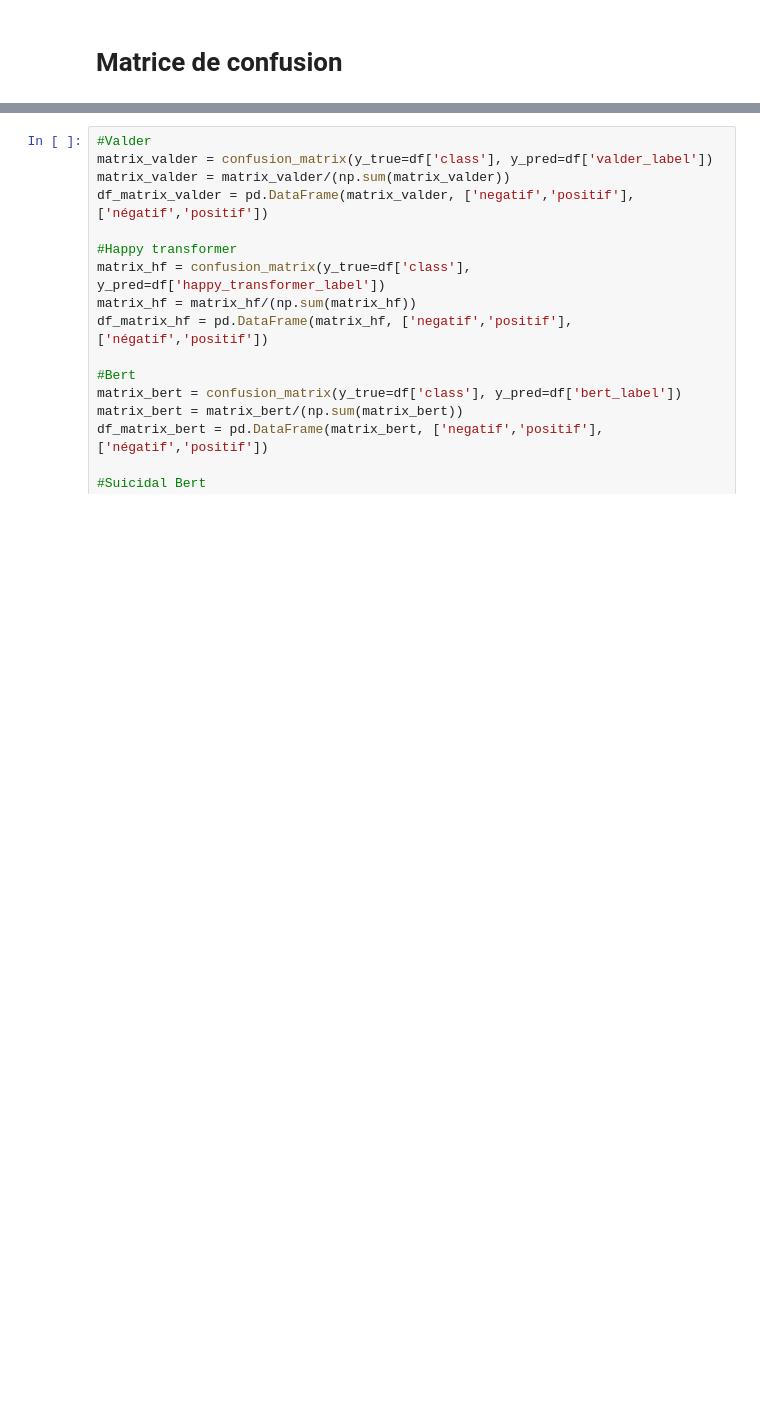
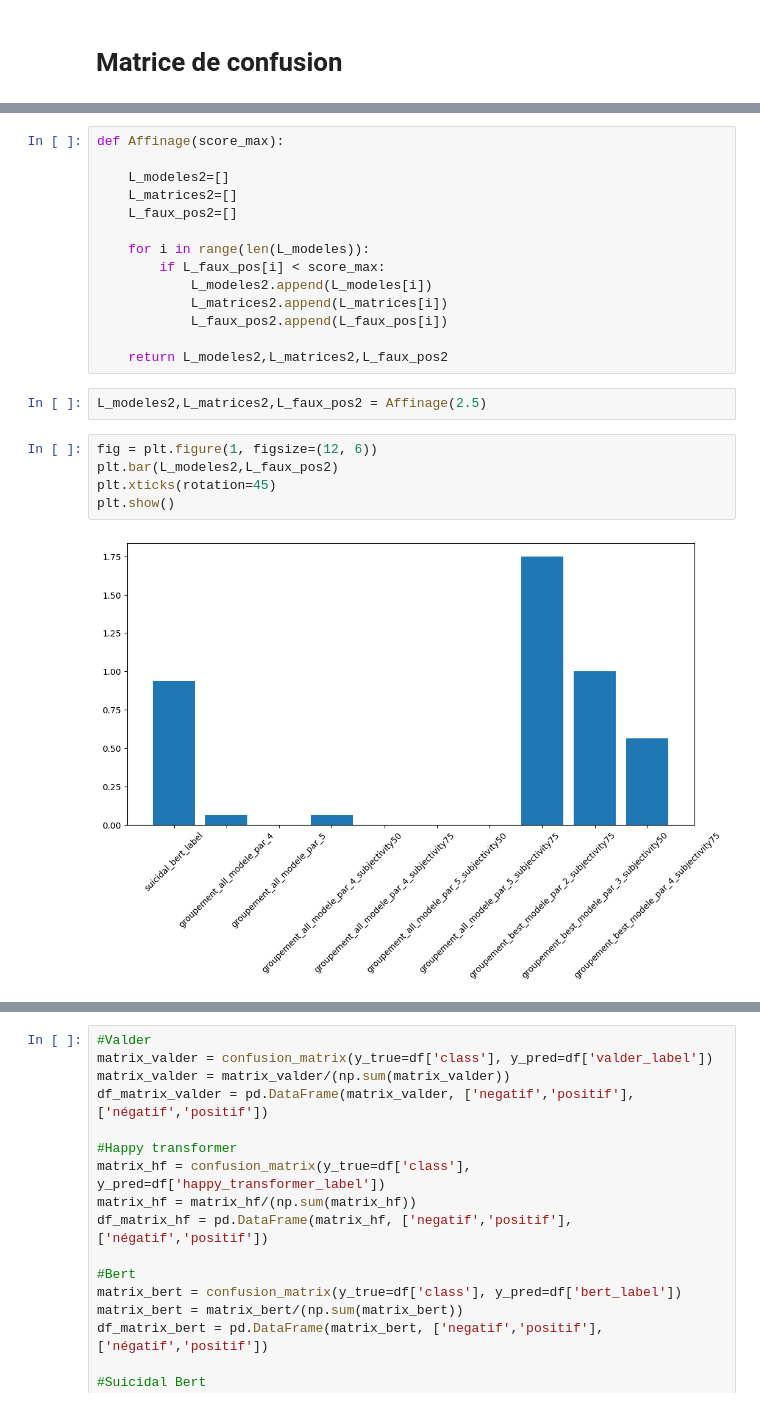
Before and after one commit to Pierre-Portfolio/TwitterFeelingAnalyse, a Jupyter notebook: Livrables/Code/Pierre.ipynb, the cells around one changed output, grey strips where cells are left out. Drawn from its saved outputs; the diff is of its cells as text; blank space fills up the shorter version.

```diff
--- a/Livrables/Code/Pierre.ipynb
+++ b/Livrables/Code/Pierre.ipynb
@@ -385,0 +430,23 @@ df.head()
+# %%
+def Affinage(score_max):
+
+    L_modeles2=[]
+    L_matrices2=[]
+    L_faux_pos2=[]
+
+    for i in range(len(L_modeles)):
+        if L_faux_pos[i] < score_max:
+            L_modeles2.append(L_modeles[i])
+            L_matrices2.append(L_matrices[i])
+            L_faux_pos2.append(L_faux_pos[i])
+
+    return L_modeles2,L_matrices2,L_faux_pos2
+# %%
+L_modeles2,L_matrices2,L_faux_pos2 = Affinage(2.5)
+# %%
+fig = plt.figure(1, figsize=(12, 6))
+plt.bar(L_modeles2,L_faux_pos2)
+plt.xticks(rotation=45)
+plt.show()
+# %% [output]
+[figure, added]
```
Also changed, not shown: parts of 13 cells of this notebook, 1 other file.
